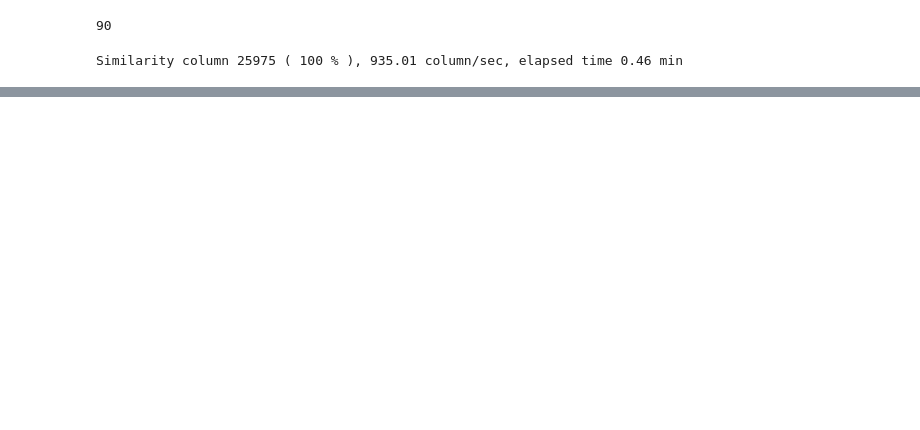
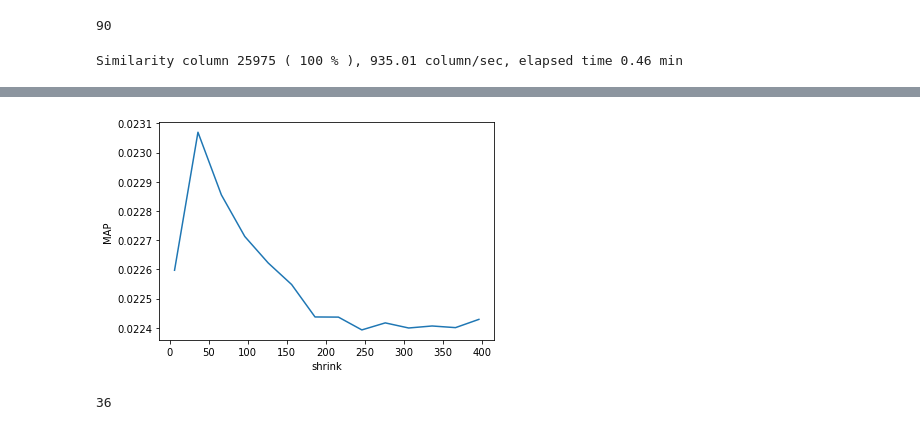
Before and after one commit to Luca-Massini/recsys-challenge-Polimi-2020, a Jupyter notebook: CBF/cbf hyperparameter tuning.ipynb, the cells around one changed output, grey strips where cells are left out. Cells and saved outputs as stored; diff of their text form; code cells hidden in the pictures; blank space fills up the shorter version.

Commit message:
tuned shrink term for cbf

```diff
--- a/CBF/cbf hyperparameter tuning.ipynb
+++ b/CBF/cbf hyperparameter tuning.ipynb
@@ -92,3 +75,15 @@ recommender_to_test.fit(training_set=data_manager().get_urm(), k=90, shrink=100)
 submission_helper(recommender=recommender_to_test, name_of_the_file="first_cbf").build_submission()
 # %% [output]
 Similarity column 25975 ( 100 % ), 935.01 column/sec, elapsed time 0.46 min
+# %%
+shrinks = [i for i in range(6,400, 30)]
+map_=[]
+for s in shrinks:
+    recommender = cbf_recommender()
+    recommender.fit(training, k=90, shrink=s, normalize=True, similarity='jaccard')
+    map_.append(evaluator.evaluate_already_trained(recommender=recommender)[2])
+plt.plot(shrinks, map_)
+plt.ylabel('MAP')
+plt.xlabel('shrink')
+plt.show()
+# %% [output]
@@ -94,0 +104,6 @@ Similarity column 25975 ( 100 % ), 935.01 column/sec, elapsed time 0.46 min
+[figure, added]
+# %%
+shrink = shrinks[np.argmax(map_)]
+shrink
+# %% [output]
+36
```
Also changed, not shown: parts of 5 cells of this notebook.
